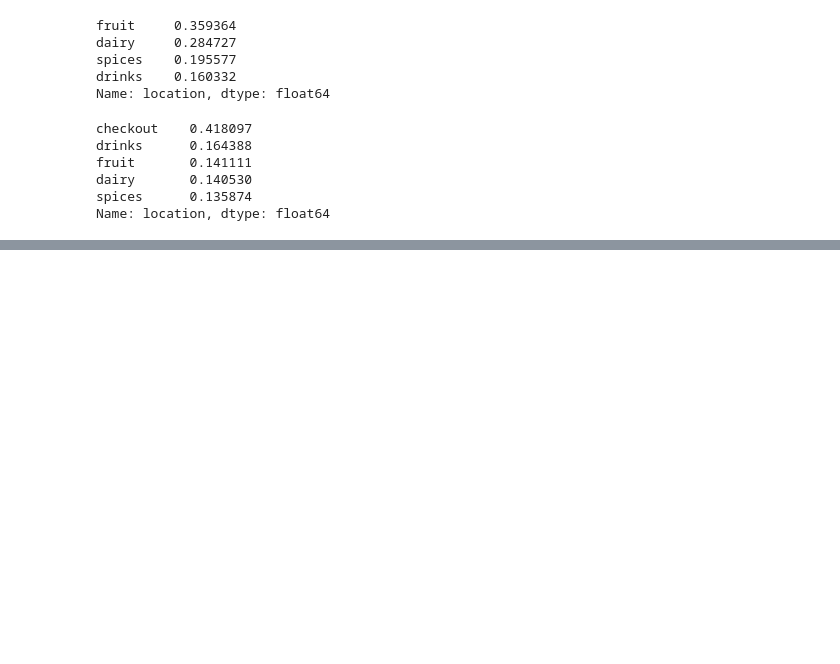
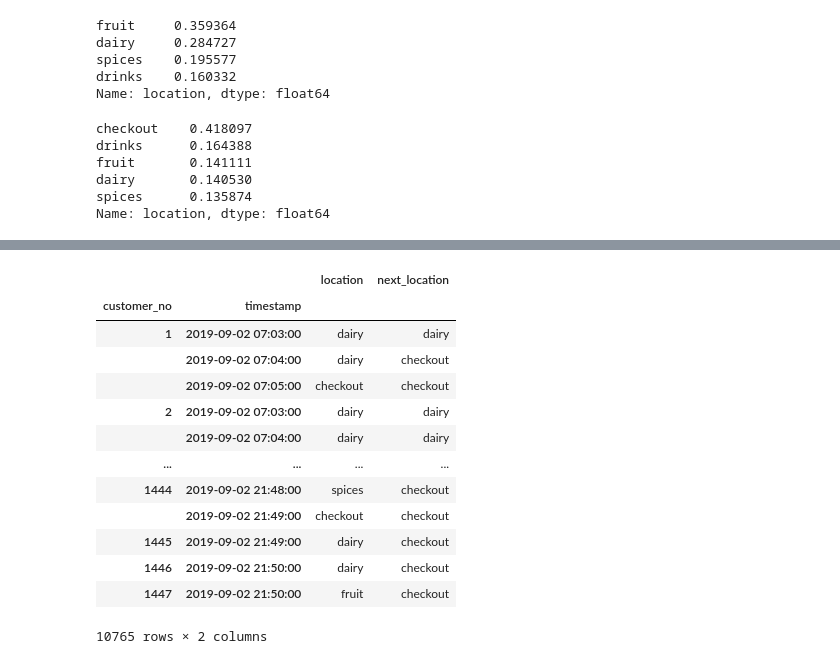
Before and after one commit to memredikici/markov_simulation, a Jupyter notebook: Markov_Arjang.ipynb, the cells around one changed output, grey strips where cells are left out. Drawn from its saved outputs; the diff is of its cells as text; code cells hidden in the pictures; blank space fills up the shorter version.

```diff
--- a/Markov_Arjang.ipynb
+++ b/Markov_Arjang.ipynb
@@ -188,4 +212,19 @@ df_sorted.drop(columns=['time_diff', 'first'], inplace=True)
 # %%
-df_sorted['next_location'] = df_sorted.groupby('customer_no')['location'].shift(-1)
-df_sorted['next_location'].fillna(value='checkout', inplace=True)
-df_sorted.set_index('timestamp', inplace=True)
+df_resampled['next_location'] = df_resampled.groupby('customer_no')['location'].shift(-1)
+df_resampled['next_location'].fillna(value='checkout', inplace=True)
+df_resampled
+# %% [output]
+|  |  | location | next_location |
+| customer_no | timestamp |  |  |
+| 1 | 2019-09-02 07:03:00 | dairy | dairy |
+|  | 2019-09-02 07:04:00 | dairy | checkout |
+|  | 2019-09-02 07:05:00 | checkout | checkout |
+| 2 | 2019-09-02 07:03:00 | dairy | dairy |
+|  | 2019-09-02 07:04:00 | dairy | dairy |
+| ... | ... | ... | ... |
+| 1444 | 2019-09-02 21:48:00 | spices | checkout |
+|  | 2019-09-02 21:49:00 | checkout | checkout |
+| 1445 | 2019-09-02 21:49:00 | dairy | checkout |
+| 1446 | 2019-09-02 21:50:00 | dairy | checkout |
+| 1447 | 2019-09-02 21:50:00 | fruit | checkout |
+10765 rows × 2 columns
```
Also changed, not shown: parts of 8 cells of this notebook.
